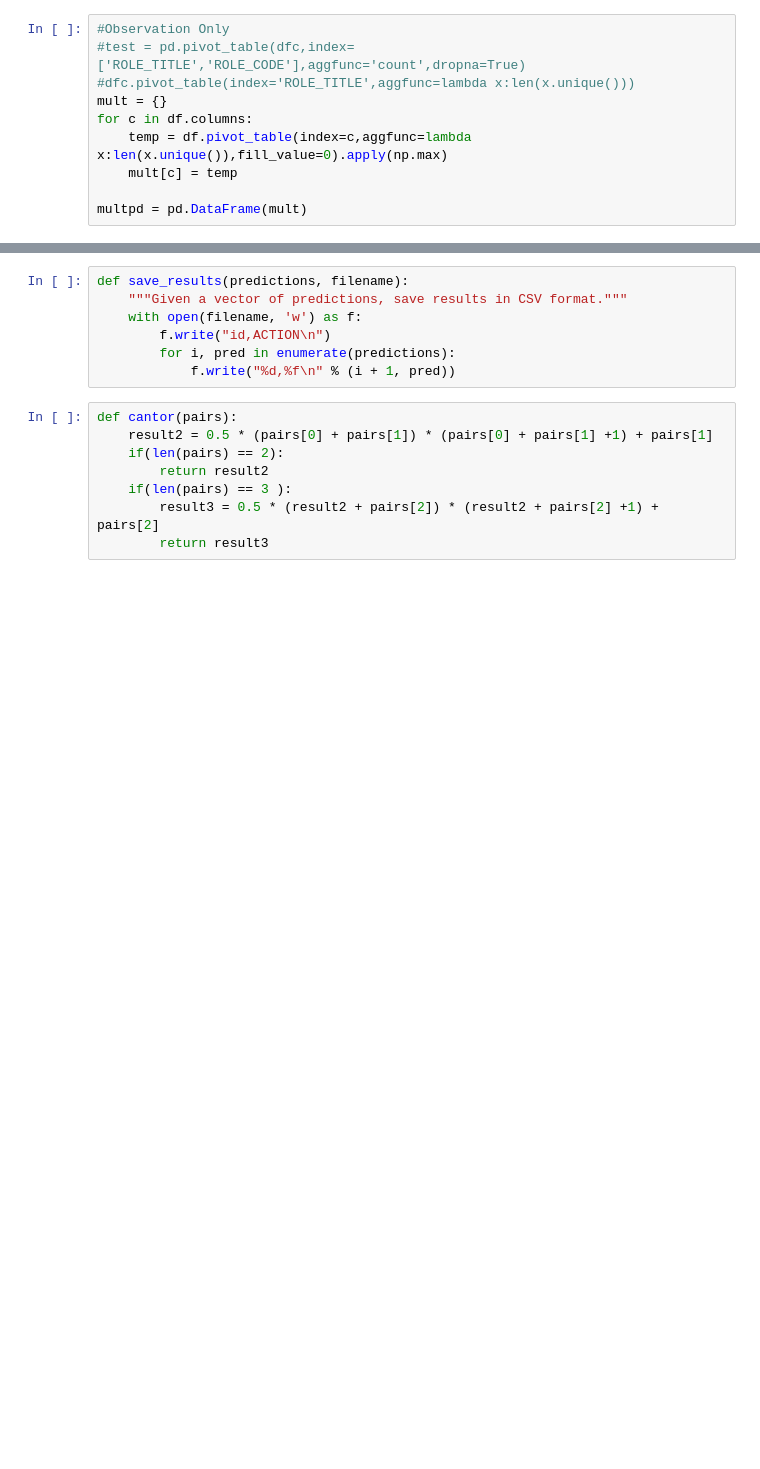
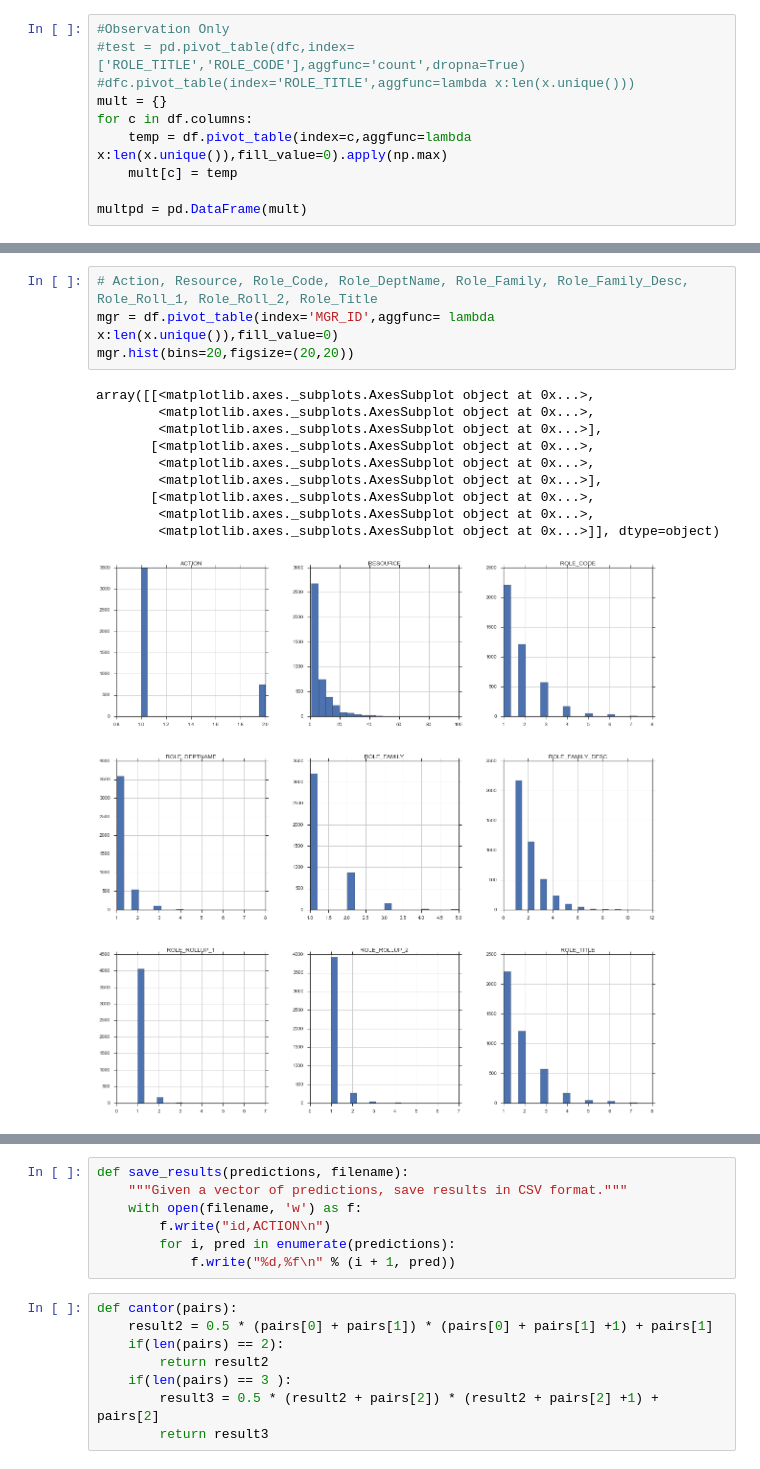
Before and after one commit to chenjennhaur/machinelearning, a Jupyter notebook: Amazon Challenge.ipynb, the cells around one changed output, grey strips where cells are left out. Saved outputs shown, nothing was run; the diff lists cells and outputs as text; blank space fills up the shorter version.

```diff
--- a/Amazon Challenge.ipynb
+++ b/Amazon Challenge.ipynb
@@ -87,0 +124,15 @@ multpd = pd.DataFrame(mult)
+# %%
+# Action, Resource, Role_Code, Role_DeptName, Role_Family, Role_Family_Desc, Role_Roll_1, Role_Roll_2, Role_Title
+mgr = df.pivot_table(index='MGR_ID',aggfunc= lambda x:len(x.unique()),fill_value=0)
+mgr.hist(bins=20,figsize=(20,20))
+# %% [output]
+array([[<matplotlib.axes._subplots.AxesSubplot object at 0x...>,
+        <matplotlib.axes._subplots.AxesSubplot object at 0x...>,
+        <matplotlib.axes._subplots.AxesSubplot object at 0x...>],
+       [<matplotlib.axes._subplots.AxesSubplot object at 0x...>,
+        <matplotlib.axes._subplots.AxesSubplot object at 0x...>,
+        <matplotlib.axes._subplots.AxesSubplot object at 0x...>],
+       [<matplotlib.axes._subplots.AxesSubplot object at 0x...>,
+        <matplotlib.axes._subplots.AxesSubplot object at 0x...>,
+        <matplotlib.axes._subplots.AxesSubplot object at 0x...>]], dtype=object)
+[figure, added]
```
Also changed, not shown: parts of 12 cells of this notebook.
